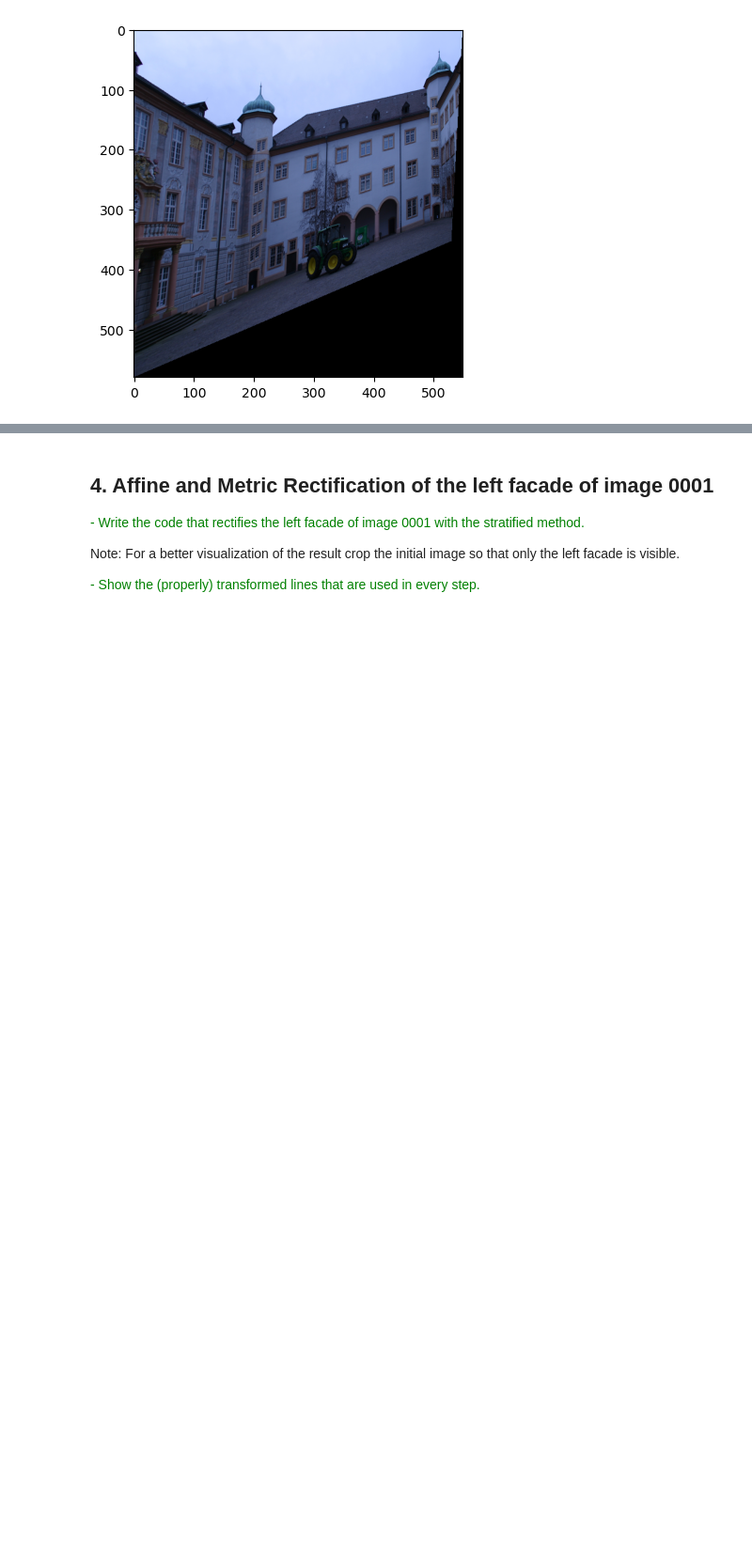
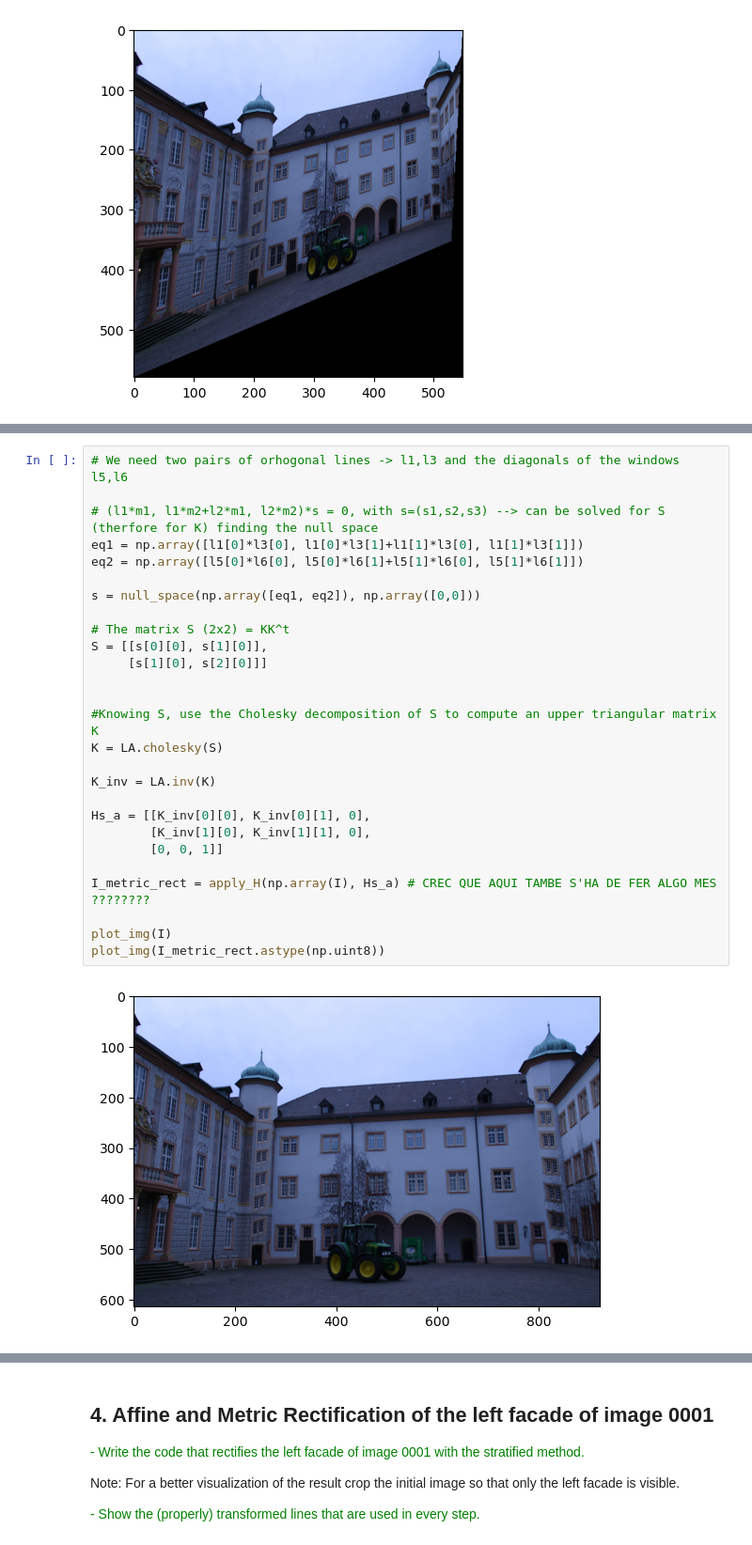
Before and after one commit to aolivtous/MCV_M4_3DVision, a Jupyter notebook: lab1/lab1.ipynb, the cells around one changed output, grey strips where cells are left out. Shown at 94% size. Drawn from its saved outputs; the diff is of its cells as text; blank space fills up the shorter version.

Commit message:
metric rectification

```diff
--- a/lab1/lab1.ipynb
+++ b/lab1/lab1.ipynb
@@ -360,0 +368,29 @@ AFTER the affine rectification:  l1,l2 = 0.00 and  l3,l4 = 0.00
+# %%
+# We need two pairs of orhogonal lines -> l1,l3 and the diagonals of the windows l5,l6
+
+# (l1*m1, l1*m2+l2*m1, l2*m2)*s = 0, with s=(s1,s2,s3) --> can be solved for S (therfore for K) finding the null space
+eq1 = np.array([l1[0]*l3[0], l1[0]*l3[1]+l1[1]*l3[0], l1[1]*l3[1]])
+eq2 = np.array([l5[0]*l6[0], l5[0]*l6[1]+l5[1]*l6[0], l5[1]*l6[1]])
+
+s = null_space(np.array([eq1, eq2]), np.array([0,0]))
+
+# The matrix S (2x2) = KK^t
+S = [[s[0][0], s[1][0]],
+     [s[1][0], s[2][0]]]
+
+
+#Knowing S, use the Cholesky decomposition of S to compute an upper triangular matrix K
+K = LA.cholesky(S)
+
+K_inv = LA.inv(K)
+
+Hs_a = [[K_inv[0][0], K_inv[0][1], 0],
+        [K_inv[1][0], K_inv[1][1], 0],
+        [0, 0, 1]]
+
+I_metric_rect = apply_H(np.array(I), Hs_a) # CREC QUE AQUI TAMBE S'HA DE FER ALGO MES ????????
+
+plot_img(I)
+plot_img(I_metric_rect.astype(np.uint8))
+# %% [output]
+[figure, added]
```
Also changed, not shown: parts of 9 cells of this notebook.
